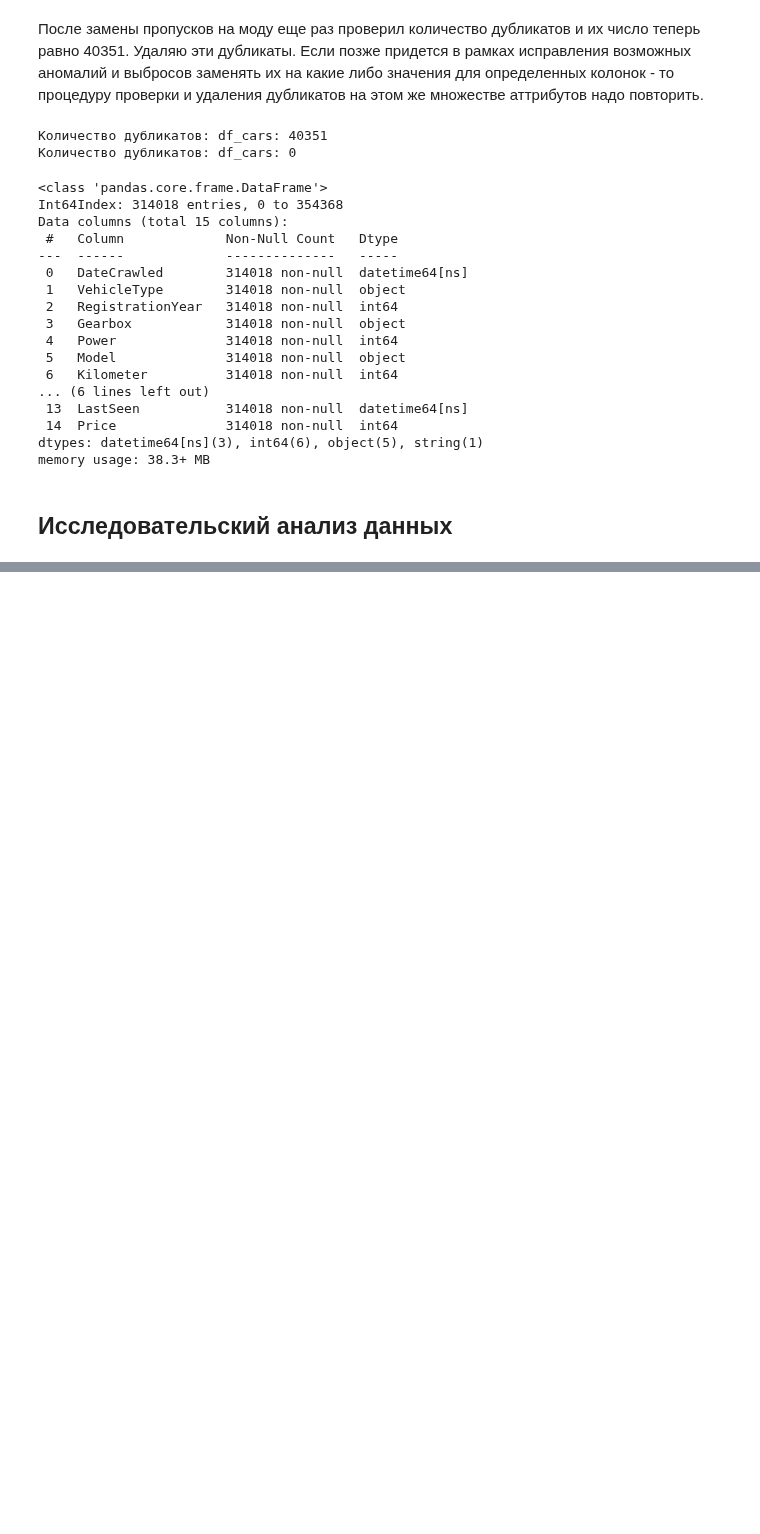
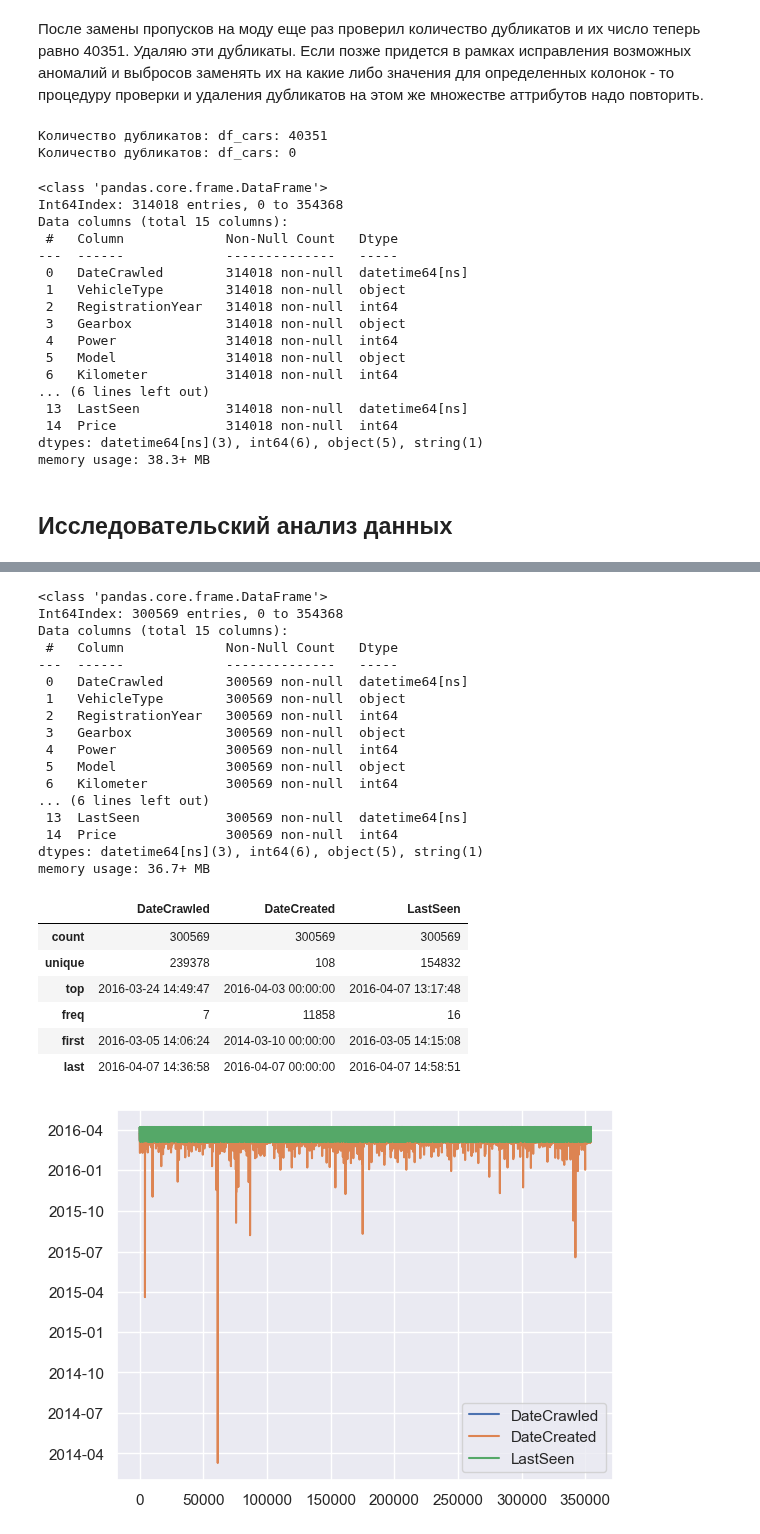
Before and after one commit to theotheo46/yap, a Jupyter notebook: notebooks/cars.ipynb, the cells around one changed output, grey strips where cells are left out. Saved outputs shown, nothing was run; the diff lists cells and outputs as text; code cells hidden in the pictures; blank space fills up the shorter version.

```diff
--- a/notebooks/cars.ipynb
+++ b/notebooks/cars.ipynb
@@ -410,0 +469,31 @@ memory usage: 38.3+ MB
+# %%
+df_cars_ryear_cut = df_cars[(df_cars['RegistrationYear'] <= 2016) & (df_cars['RegistrationYear'] >= 1950)]
+df_cars_ryear_cut.info()
+df_cars_ryear_cut.loc[:,['DateCrawled', 'DateCreated', 'LastSeen']].plot.line();
+display(df_cars_ryear_cut.loc[:,['DateCrawled', 'DateCreated', 'LastSeen']].describe())
+# %% [output]
+<class 'pandas.core.frame.DataFrame'>
+Int64Index: 300569 entries, 0 to 354368
+Data columns (total 15 columns):
+ #   Column             Non-Null Count   Dtype
+---  ------             --------------   -----
+ 0   DateCrawled        300569 non-null  datetime64[ns]
+ 1   VehicleType        300569 non-null  object
+ 2   RegistrationYear   300569 non-null  int64
+ 3   Gearbox            300569 non-null  object
+ 4   Power              300569 non-null  int64
+ 5   Model              300569 non-null  object
+ 6   Kilometer          300569 non-null  int64
+... (6 lines left out)
+ 13  LastSeen           300569 non-null  datetime64[ns]
+ 14  Price              300569 non-null  int64
+dtypes: datetime64[ns](3), int64(6), object(5), string(1)
+memory usage: 36.7+ MB
+|  | DateCrawled | DateCreated | LastSeen |
+| count | 300569 | 300569 | 300569 |
+| unique | 239378 | 108 | 154832 |
+| top | 2016-03-24 14:49:47 | 2016-04-03 00:00:00 | 2016-04-07 13:17:48 |
+| freq | 7 | 11858 | 16 |
+| first | 2016-03-05 14:06:24 | 2014-03-10 00:00:00 | 2016-03-05 14:15:08 |
+| last | 2016-04-07 14:36:58 | 2016-04-07 00:00:00 | 2016-04-07 14:58:51 |
+[figure, added]
```
Also changed, not shown: parts of 27 cells of this notebook, 1 other file.
